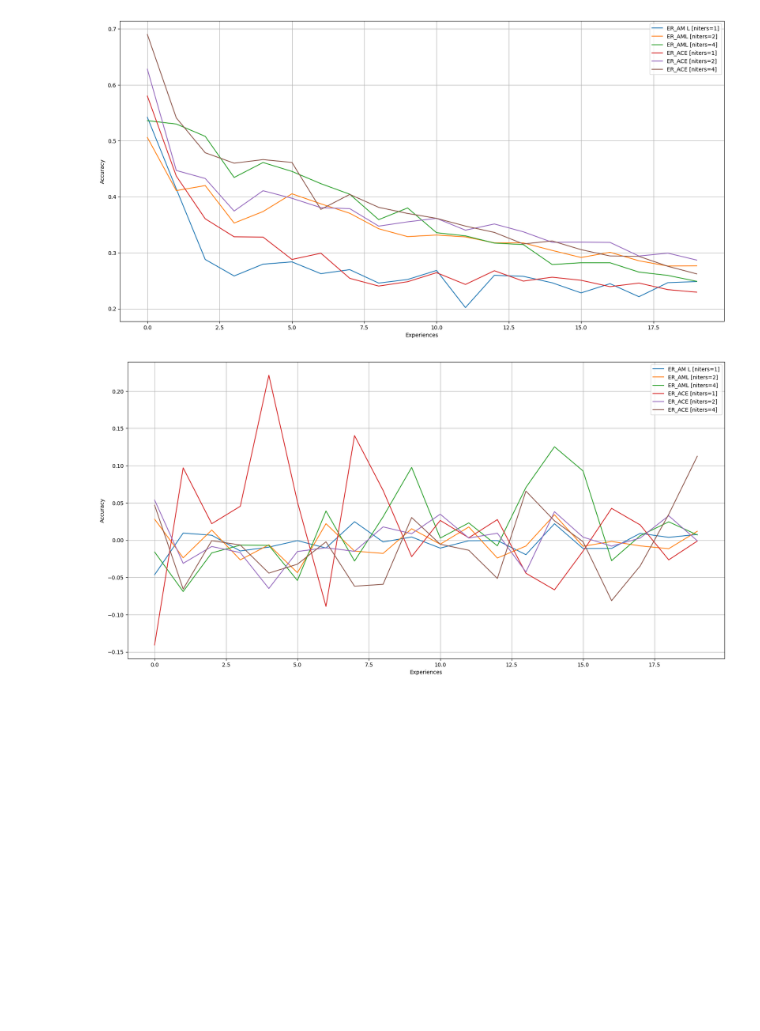
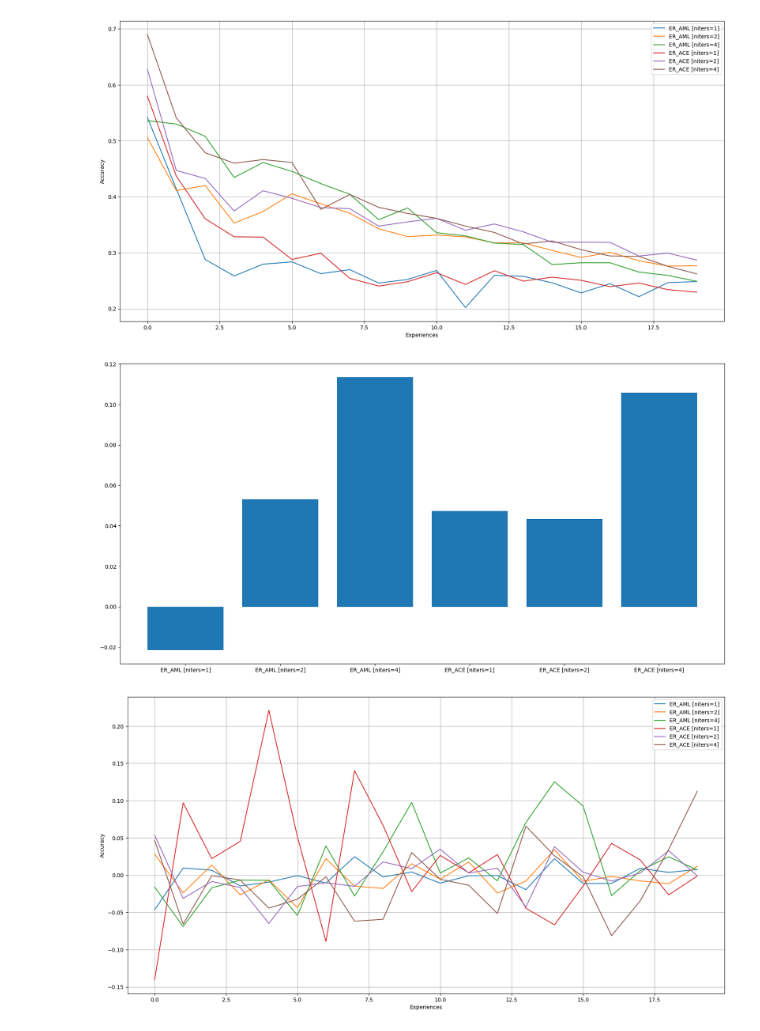
Before and after one commit to GeremiaPompei/asymmetric_er, a Jupyter notebook: results_analysis.ipynb, the cells around one changed output. Cells and saved outputs as stored; diff of their text form; code cells hidden in the pictures; blank space fills up the shorter version.

```diff
--- a/results_analysis.ipynb
+++ b/results_analysis.ipynb
@@ -10,4 +10,4 @@ import pandas as pd
 import matplotlib.pyplot as plt
 
 with open('paper_results.json') as file:
-    results = json.load(file)
+    paper_results = json.load(file)
@@ -186,4 +191,10 @@ plot(
 )
 # %% [output]
 [figure]
+# %%
+niters_accuracy_table = extract_accuracy_table(niters_results)
+
+plot_forgetting(niters_accuracy_table)
+# %% [output]
+[figure, added]
 # %%
```
Also changed, not shown: parts of 21 cells of this notebook, 3 other files.
